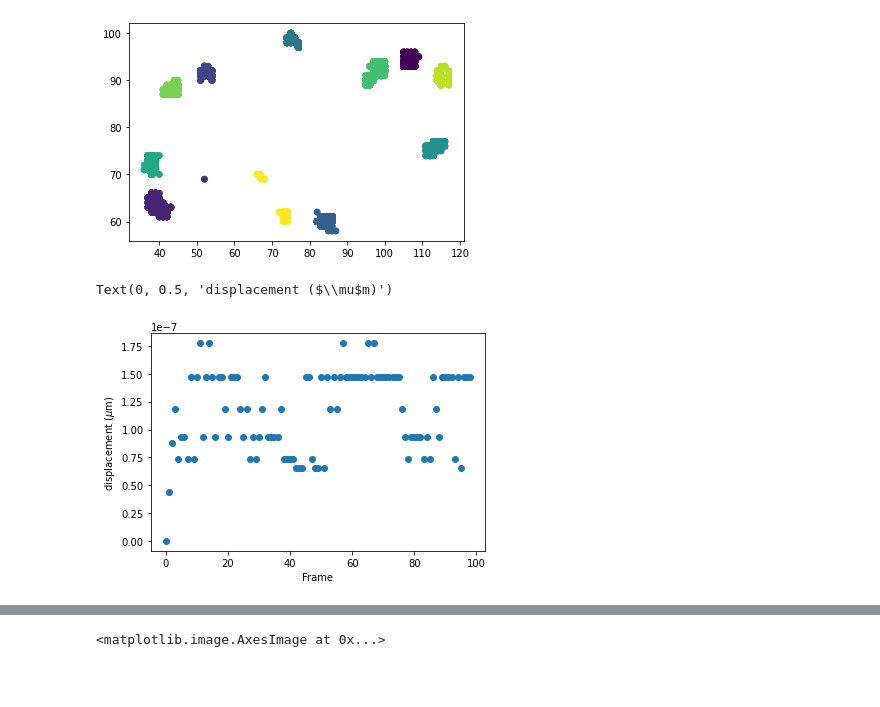
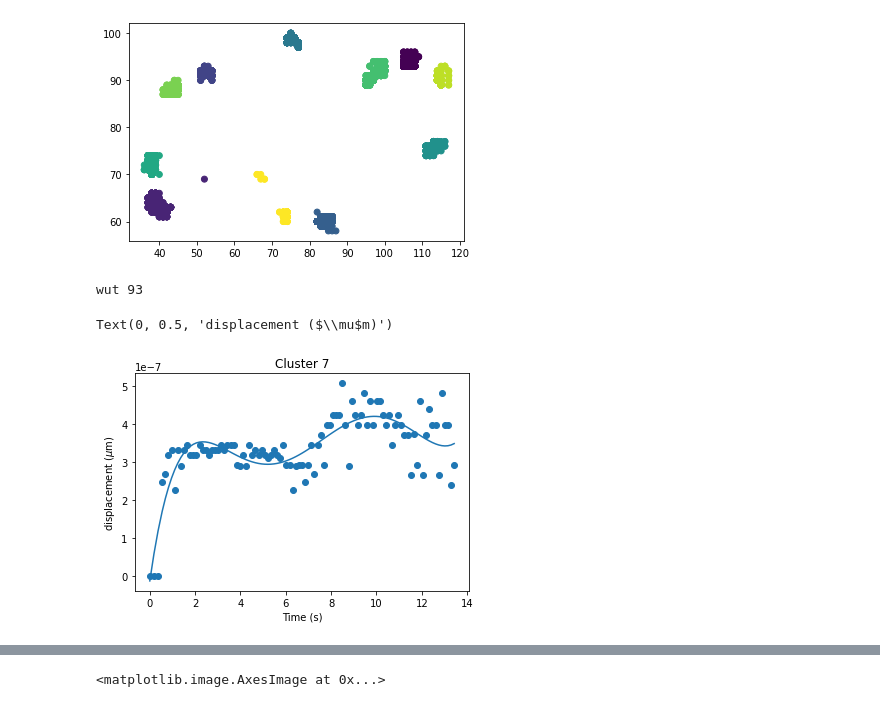
Before and after one commit to BiratalWagle/CellTensionFinal, a Jupyter notebook: Cellpose_Displacement_New.ipynb, the cells around one changed output, grey strips where cells are left out. Cells and saved outputs as stored; diff of their text form; code cells hidden in the pictures; blank space fills up the shorter version.

```diff
--- a/Cellpose_Displacement_New.ipynb
+++ b/Cellpose_Displacement_New.ipynb
@@ -35,3 +34,11 @@ dir = []
 for f in files:
     dir.append((os.path.join(basedir, f) + "_seg.npy").replace(".tif", ""))
 dir = dir
+# %%
+stepsize = (0.823 - 0.549)/2
+
+tempX = np.arange(0.549, stepsize * 100, stepsize).tolist()
+
+bigX = [ 0.549/3 * i for i in range(3)]
+bigX = bigX + tempX
+len(bigX)
@@ -186,27 +195,49 @@ plt.scatter(allx[1], allx[0], c = allx["clusts2"])
 # %% [output]
 <matplotlib.collections.PathCollection at 0x...>
 [figure]
+# %%
+b = allx.loc[allx["frame"] == 97]
+a = b.loc[b["clusts2"] == 4] # gives us the clusters for the frame and the cluster number
 # %%
 avgVertex = []
+k = 7
+bigX = [ 0.549/3 * i for i in range(3)]
+bigX = bigX + tempX
 
 for i in range(len(mainVertexList)):
     b = allx.loc[allx["frame"] == i]
-    a = b.loc[b["clusts2"] == 2] # gives us the clusters for the frame and the cluster number
+    a = b.loc[b["clusts2"] == k] # gives us the clusters for the frame and the cluster number
     # plt.scatter(a[1], a[0])
-    avgA = [np.sum(a[1])/len(a[1]), np.sum(a[0])/len(a[0])]
+    if len(a) !=0:
+        avgA = [np.sum(a[1])/len(a[1]), np.sum(a[0])/len(a[0])]
     # plt.scatter(avgA[1], avgA[0])
 
-    avgVertex.append(avgA)
+        avgVertex.append(avgA)
+
+    else:
+        print("wut", i)
 
 displacementlist = []
+
 
 for i in range(len(avgVertex)):
     displacementlist.append(dist(avgVertex[0], avgVertex[i]))
 
 pixelToScale = 1/7.5879 * 10**(-6)
-plt.scatter(np.arange(0, len(displacementlist), 1), np.array(displacementlist) * pixelToScale)
-plt.xlabel("Frame")
+bigY = np.array(displacementlist) * pixelToScale
+
+while len(bigX) != len(bigY):
+    bigX.pop(-1)
+
+coeffs = numpy.polyfit(bigX, bigY, deg=5)
+poly = numpy.poly1d(coeffs)
+plt.plot(bigX, poly(bigX))
+
+plt.scatter(bigX, bigY)
+plt.title("Cluster " + str(k))
+plt.xlabel("Time (s)")
 plt.ylabel("displacement " + r'($\mu$m)')
 # %% [output]
-Text(0, 0.5, 'displacement ($\\mu$m)')
+wut 93
+Text(0, 0.5, 'displacement ($\\mu$m)')
-[figure, old version]
+[figure, new version]
```
Also changed, not shown: parts of 20 cells of this notebook.
